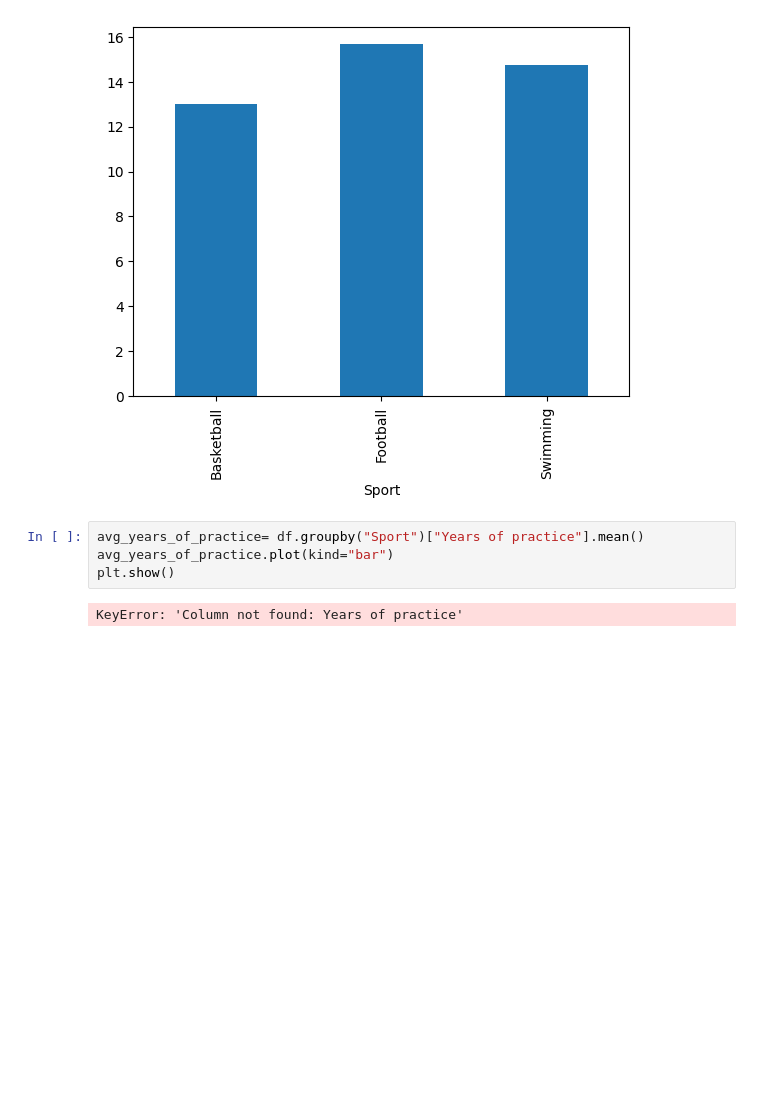
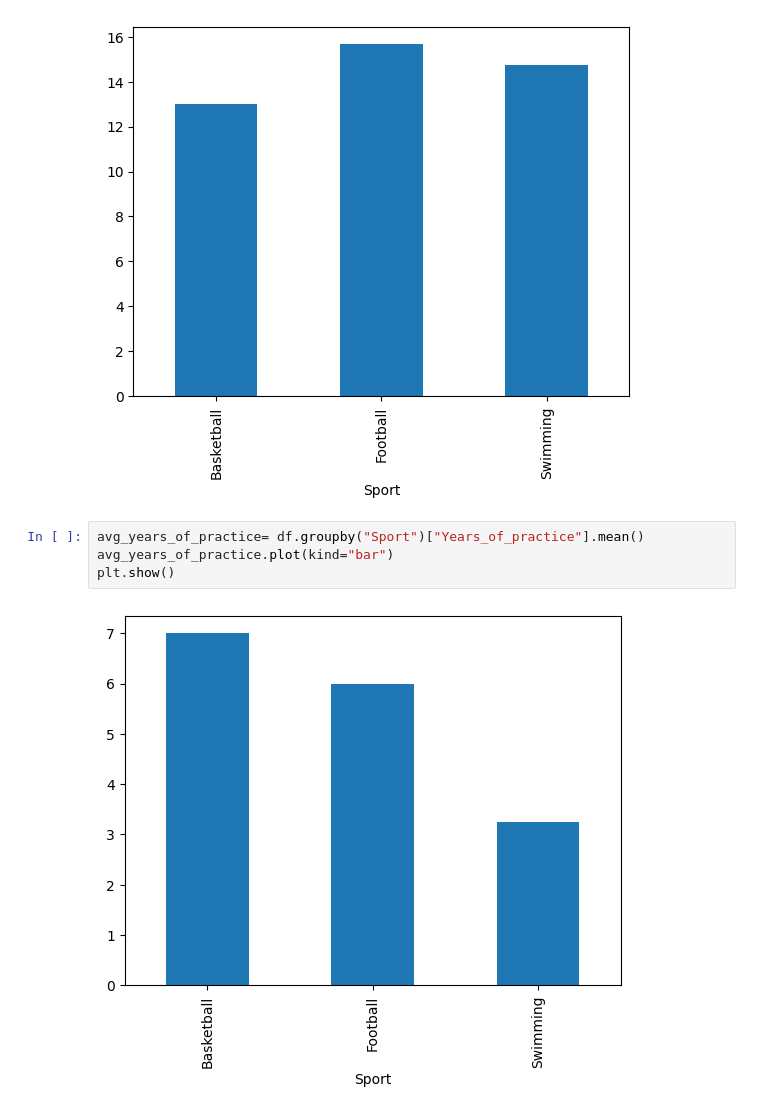
Before and after one commit to PavelKalinin17/dt-2026-data-visualisation, a Jupyter notebook: notebooks/DigitalHumanities/Classwork/sports.ipynb, the cells around one changed output. Cells and saved outputs as stored; diff of their text form; blank space fills up the shorter version.

```diff
--- a/notebooks/DigitalHumanities/Classwork/sports.ipynb
+++ b/notebooks/DigitalHumanities/Classwork/sports.ipynb
@@ -69,8 +69,8 @@ plt.show
 <function matplotlib.pyplot.show(close=None, block=None)>
 [figure]
 # %%
-avg_years_of_practice= df.groupby("Sport")["Years of practice"].mean()
+avg_years_of_practice= df.groupby("Sport")["Years_of_practice"].mean()
 avg_years_of_practice.plot(kind="bar")
 plt.show()
 # %% [output]
-KeyError: 'Column not found: Years of practice'
+[figure, added]
```
